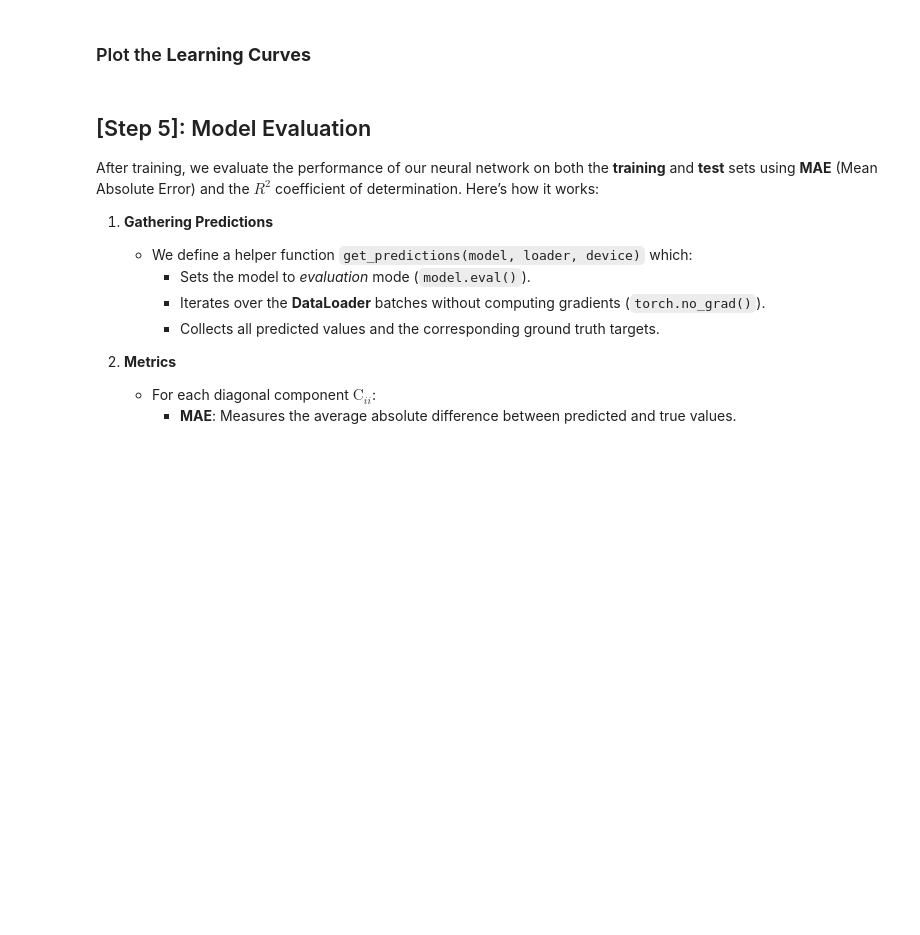
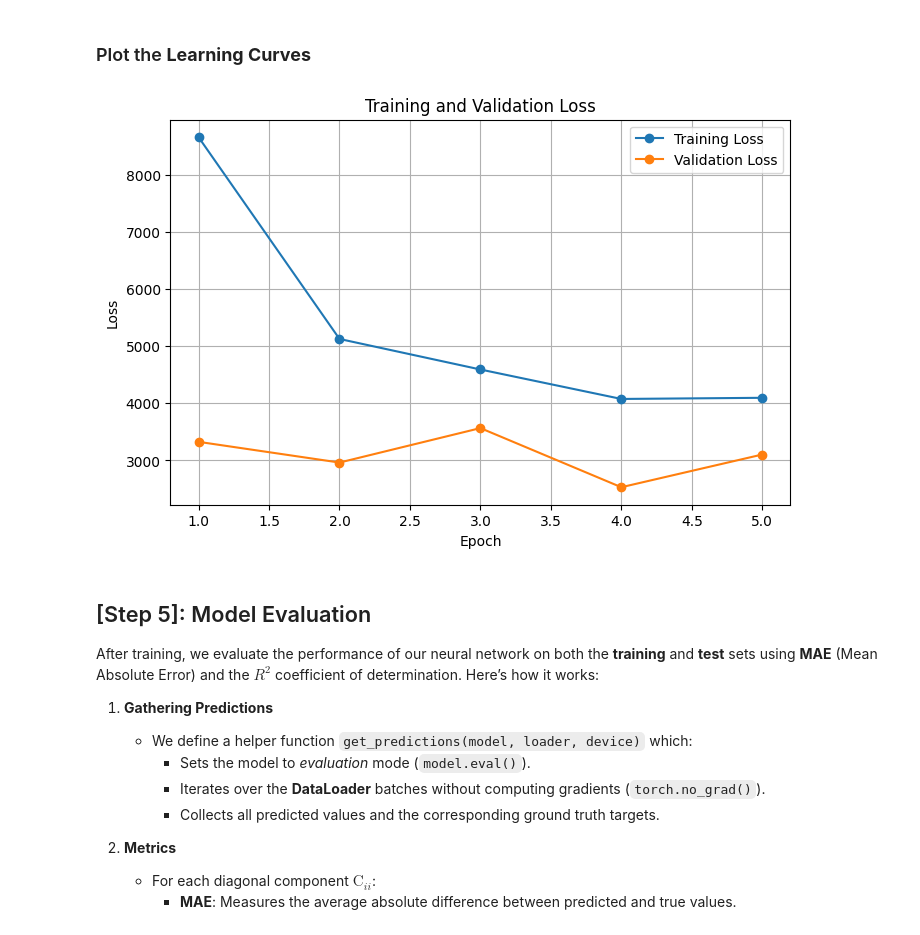
Before and after one commit to paolodeangelis/AEM, a Jupyter notebook: 2_Hands_on_ML_for_Materials.ipynb, the cells around one changed output. Drawn from its saved outputs; the diff is of its cells as text; code cells hidden in the pictures; blank space fills up the shorter version.

```diff
--- a/2_Hands_on_ML_for_Materials.ipynb
+++ b/2_Hands_on_ML_for_Materials.ipynb
@@ -744,15 +710,15 @@ optimizer = torch.optim.Adam(model.parameters(), lr=0.0005, weight_decay=1e-4)
 # %%
 from tqdm import tqdm
 
-epochs = 5
+EPOCHS = 5
 model.train()
 
 train_losses = []
 val_losses = []
 
-for epoch in range(epochs):
+for epoch in range(EPOCHS):
     epoch_loss = 0
-    progress = tqdm(train_loader, desc=f"Epoch {epoch+1}/{epochs}", unit=" batch")
+    progress = tqdm(train_loader, desc=f"Epoch {epoch+1}/{EPOCHS}", unit=" batch")
 
     for i, (features, targets) in enumerate(progress):
         features, targets = features.to(device), targets.to(device)
@@ -787,7 +753,7 @@ for epoch in range(epochs):
     val_losses.append(val_epoch_loss)
 
     print(
-        f"Epoch [{epoch+1}/{epochs}] Train Loss: {avg_epoch_loss:.4f} | Val Loss: {val_epoch_loss:.4f}"
+        f"Epoch [{epoch+1}/{EPOCHS}] Train Loss: {avg_epoch_loss:.4f} | Val Loss: {val_epoch_loss:.4f}"
     )
 
     model.train()
@@ -798,16 +768,18 @@ KeyboardInterrupt:
 # %%
 import matplotlib.pyplot as plt
 
 plt.figure(figsize=(8, 5))
-plt.plot(range(1, epochs + 1), train_losses, label="Training Loss", marker="o")
-plt.plot(range(1, epochs + 1), val_losses, label="Validation Loss", marker="o")
+plt.plot(range(1, EPOCHS + 1), train_losses, label="Training Loss", marker="o")
+plt.plot(range(1, EPOCHS + 1), val_losses, label="Validation Loss", marker="o")
 
 plt.xlabel("Epoch")
 plt.ylabel("Loss")
 plt.title("Training and Validation Loss")
 plt.legend()
 plt.grid(True)
 plt.show()
+# %% [output]
+[figure, added]
 # %% [markdown]
 ## [Step 5]: Model Evaluation
 
```
Also changed, not shown: parts of 15 cells of this notebook.
